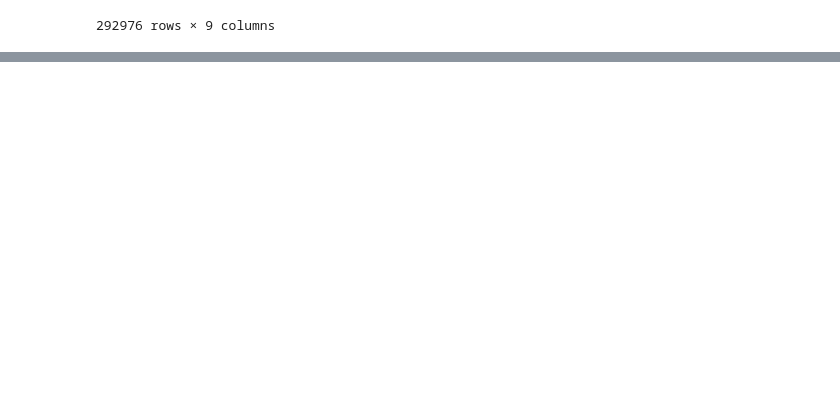
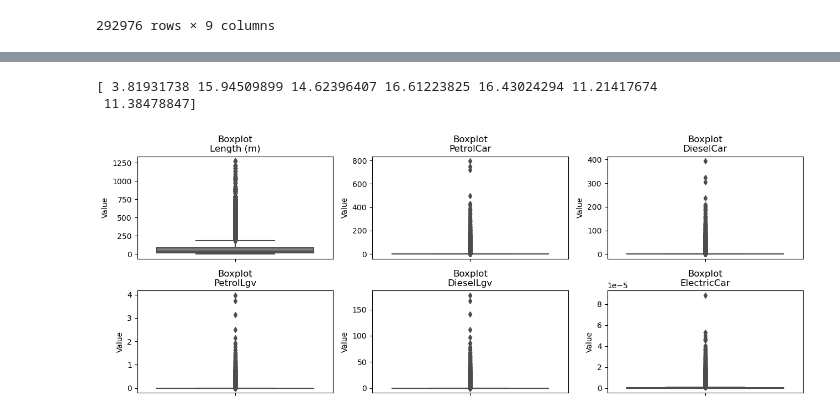
Before and after one commit to chantalmaskell/ML_Predict_Co2_Emissions, a Jupyter notebook: emissions_model_training_k_mean_clustering.ipynb, the cells around one changed output, grey strips where cells are left out. Cells and saved outputs as stored; diff of their text form; code cells hidden in the pictures; blank space fills up the shorter version.

```diff
--- a/emissions_model_training_k_mean_clustering.ipynb
+++ b/emissions_model_training_k_mean_clustering.ipynb
@@ -47,0 +53,3 @@ pd.read_csv('./data/emissions_clean_train.csv')
+# %%
+d1 = pd.read_csv('./data/emissions_clean_train.csv')
+d1.head(10)
@@ -47,0 +141,18 @@ pd.read_csv('./data/emissions_clean_train.csv')
+# %%
+from scipy.stats import skew
+
+print(skew(d1[['Length (m)','PetrolCar','DieselCar','PetrolLgv','DieselLgv','ElectricCar','ElectricLgv']]))
+# %% [output]
+[ 3.81931738 15.94509899 14.62396407 16.61223825 16.43024294 11.21417674
+ 11.38478847]
+# %%
+plt.figure(figsize=(13,5))
+
+for feat, grd in zip(d1[['Length (m)','PetrolCar','DieselCar','PetrolLgv','DieselLgv','ElectricCar','ElectricLgv']], range(231,237)):
+    plt.subplot(grd)
+    sns.boxplot(y=d1[feat], color='grey')
+    plt.ylabel('Value')
+    plt.title('Boxplot\n%s'%feat)
+plt.tight_layout()
+# %% [output]
+[figure, added]
```
Also changed, not shown: parts of 19 cells of this notebook.
